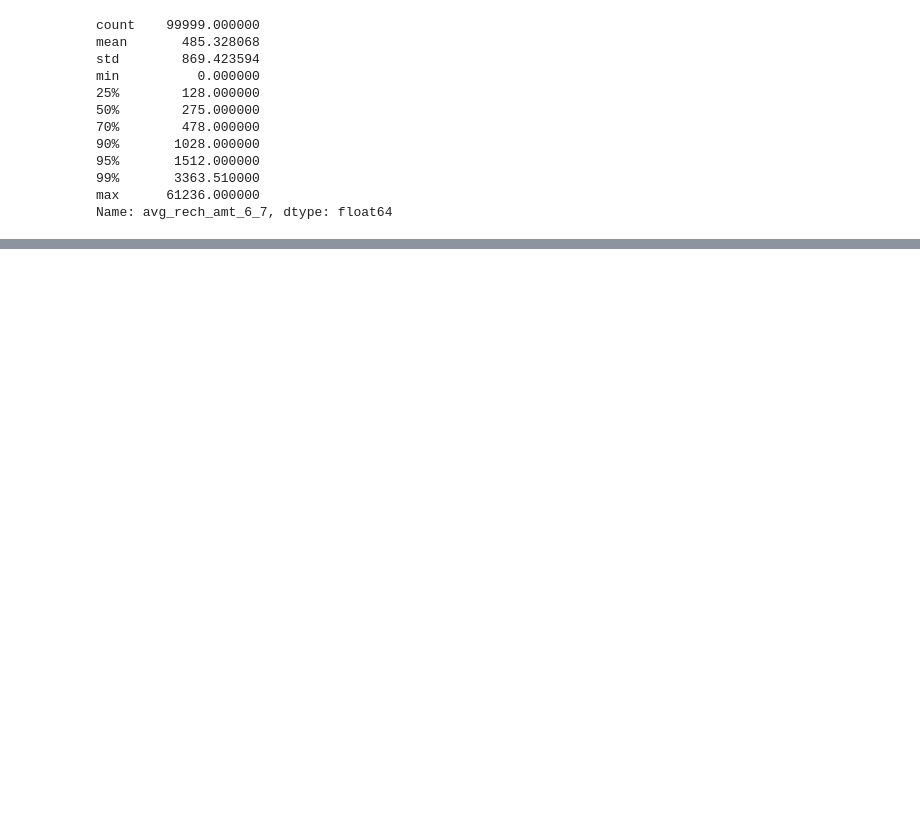
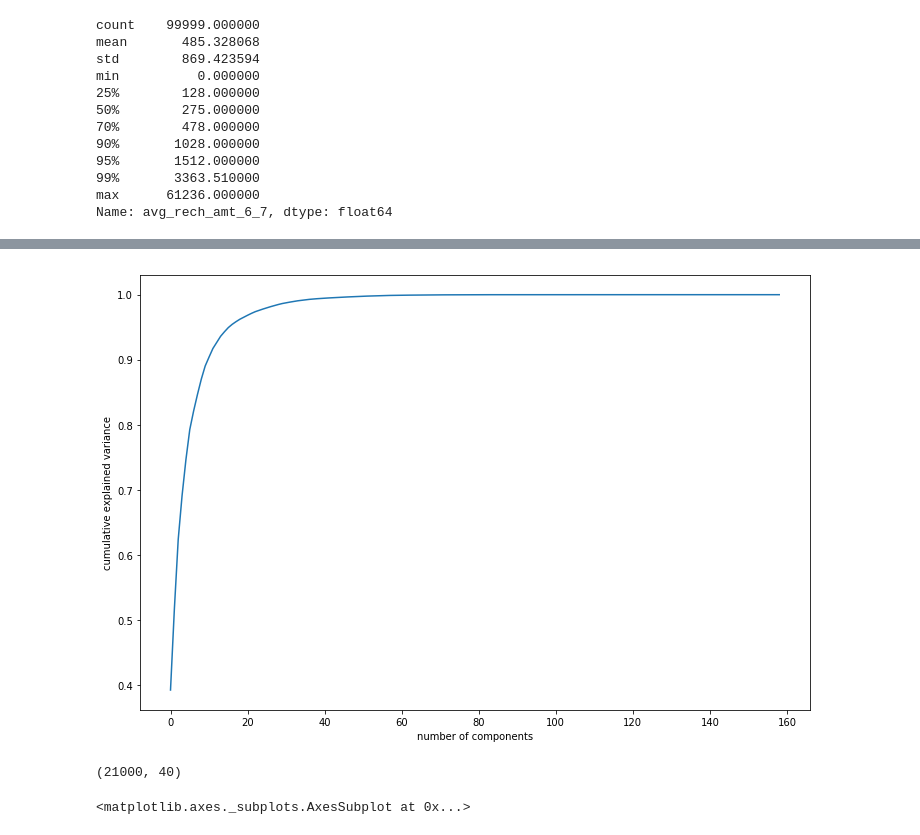
Before and after one commit to Nanditha-G-N/Machine-Learning-Case-Studies, a Jupyter notebook: ChurnCaseStudy/Telecom-Churn_Nanditha.ipynb, the cells around one changed output, grey strips where cells are left out. Saved outputs shown, nothing was run; the diff lists cells and outputs as text; code cells hidden in the pictures; blank space fills up the shorter version.

```diff
--- a/ChurnCaseStudy/Telecom-Churn_Nanditha.ipynb
+++ b/ChurnCaseStudy/Telecom-Churn_Nanditha.ipynb
@@ -381,0 +492,4 @@ telecom_hv_df.head()
+# %%
+X=telecom_hv_cust.drop(['mobile_number','churn'],axis=1)
+y=telecom_hv_cust["churn"]
+y.head()
@@ -381,0 +580,10 @@ telecom_hv_df.head()
+# %%
+#Making the screeplot - plotting the cumulative variance against the number of components
+%matplotlib inline
+fig = plt.figure(figsize = (12,8))
+plt.plot(np.cumsum(pca.explained_variance_ratio_))
+plt.xlabel('number of components')
+plt.ylabel('cumulative explained variance')
+plt.show()
+# %% [output]
+[figure, added]
@@ -381,0 +594,5 @@ telecom_hv_df.head()
+# %%
+df_train_pca = pca_final.fit_transform(X_train)
+df_train_pca.shape
+# %% [output]
+(21000, 40)
@@ -381,0 +602,7 @@ telecom_hv_df.head()
+# %%
+#plotting the correlation matrix
+%matplotlib inline
+plt.figure(figsize = (20,10))
+sns.heatmap(corrmat,annot = True)
+# %% [output]
+<matplotlib.axes._subplots.AxesSubplot at 0x...>
```
Also changed, not shown: parts of 89 cells of this notebook.
